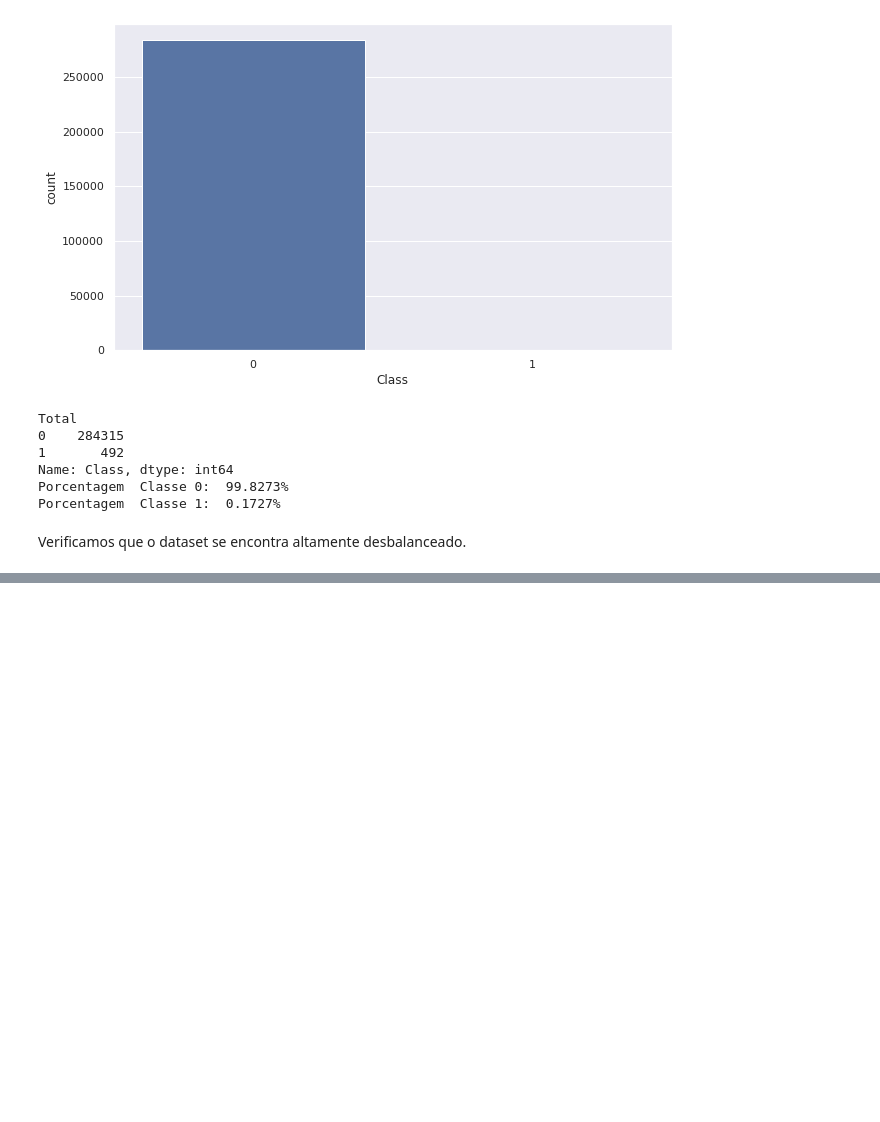
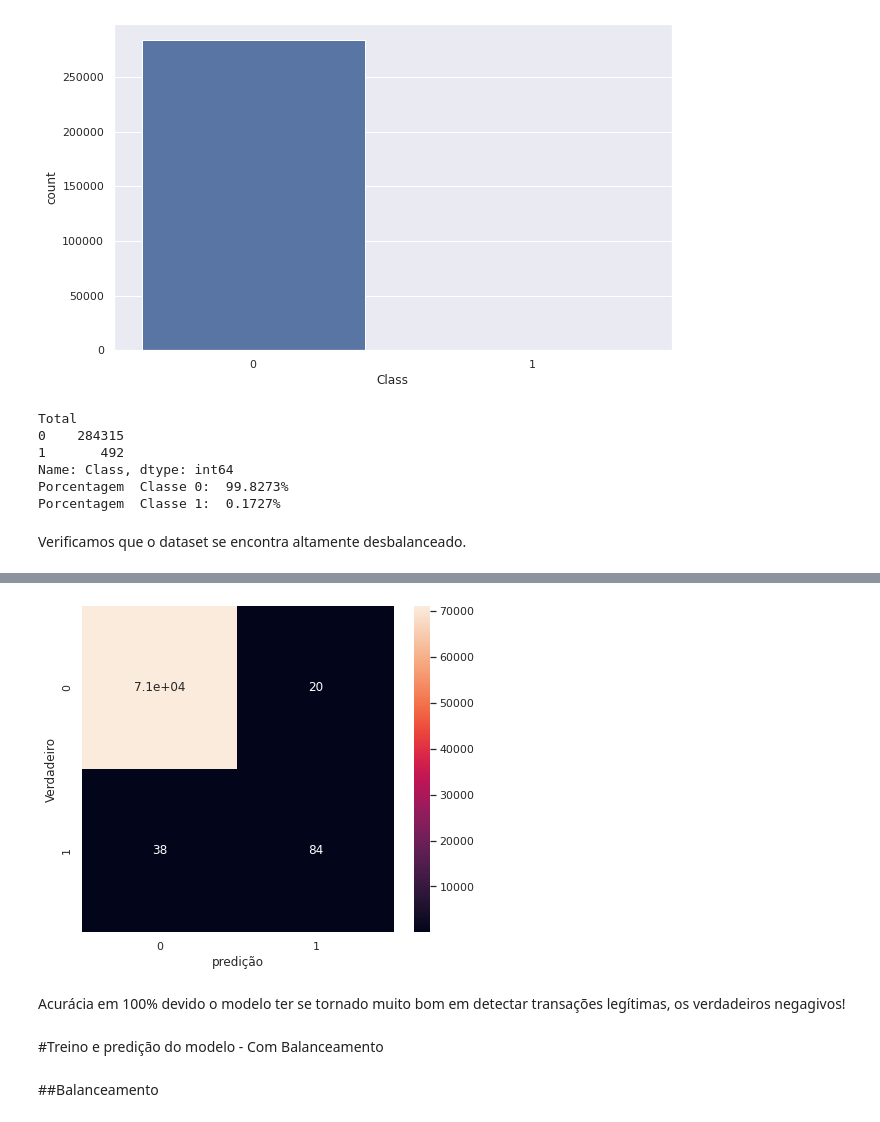
Before and after one commit to jonhsel/Data-Science, a Jupyter notebook: Detecção_de_Fraudes_em_Cartões_de_Crédito.ipynb, the cells around one changed output, grey strips where cells are left out. Cells and saved outputs as stored; diff of their text form; code cells hidden in the pictures; blank space fills up the shorter version.

```diff
--- a/Detecção_de_Fraudes_em_Cartões_de_Crédito.ipynb
+++ b/Detecção_de_Fraudes_em_Cartões_de_Crédito.ipynb
@@ -119,0 +162,3 @@ df.head()
+# %%
+#dados de treino e teste
+X_train, X_test, y_train, y_test = train_test_split(X,y)
@@ -154,0 +218,6 @@ SyntaxError: ignored
+# %%
+#criar o modelo
+model = LogisticRegression()
+# %%
+#treinar o modelo
+model.fit(X_train, y_train)
@@ -154,0 +232,3 @@ SyntaxError: ignored
+# %%
+#variavel de predição
+y_pred = model.predict(X_test)
@@ -154,0 +256,14 @@ SyntaxError: ignored
+# %%
+fig, ax = plt.subplots(figsize = (7,6))
+sns.heatmap(confusion_matrix(y_test, y_pred), annot=True)
+ax.set_xlabel('predição')
+ax.set_ylabel('Verdadeiro')
+plt.show()
+# %% [output]
+[figure, added]
+# %% [markdown]
+Acurácia em 100% devido o modelo ter se tornado muito bom em detectar transações legítimas, os verdadeiros negagivos!
+# %% [markdown]
+#Treino e predição do modelo - Com Balanceamento
+# %% [markdown]
+##Balanceamento
```
Also changed, not shown: parts of 35 cells of this notebook.
